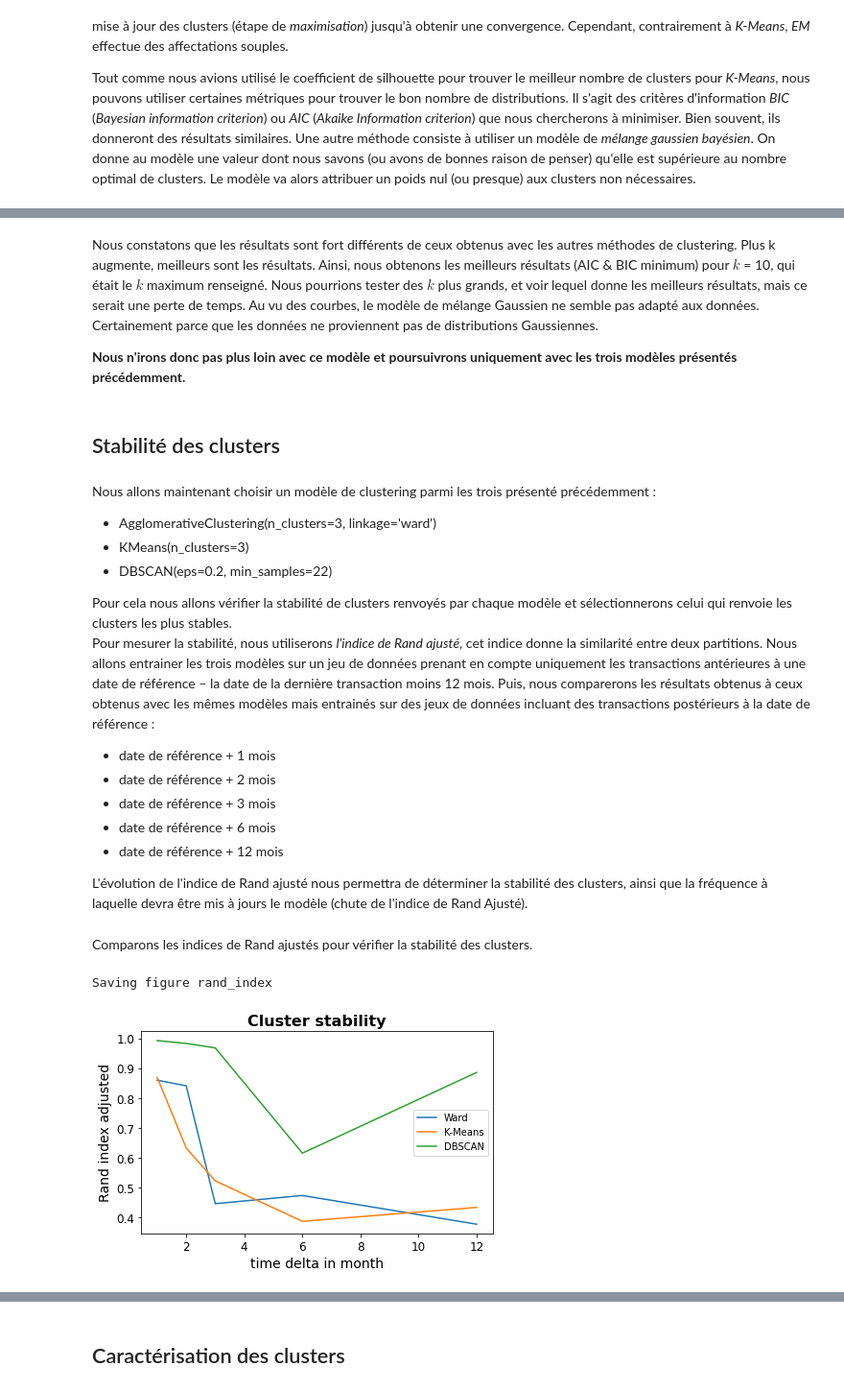
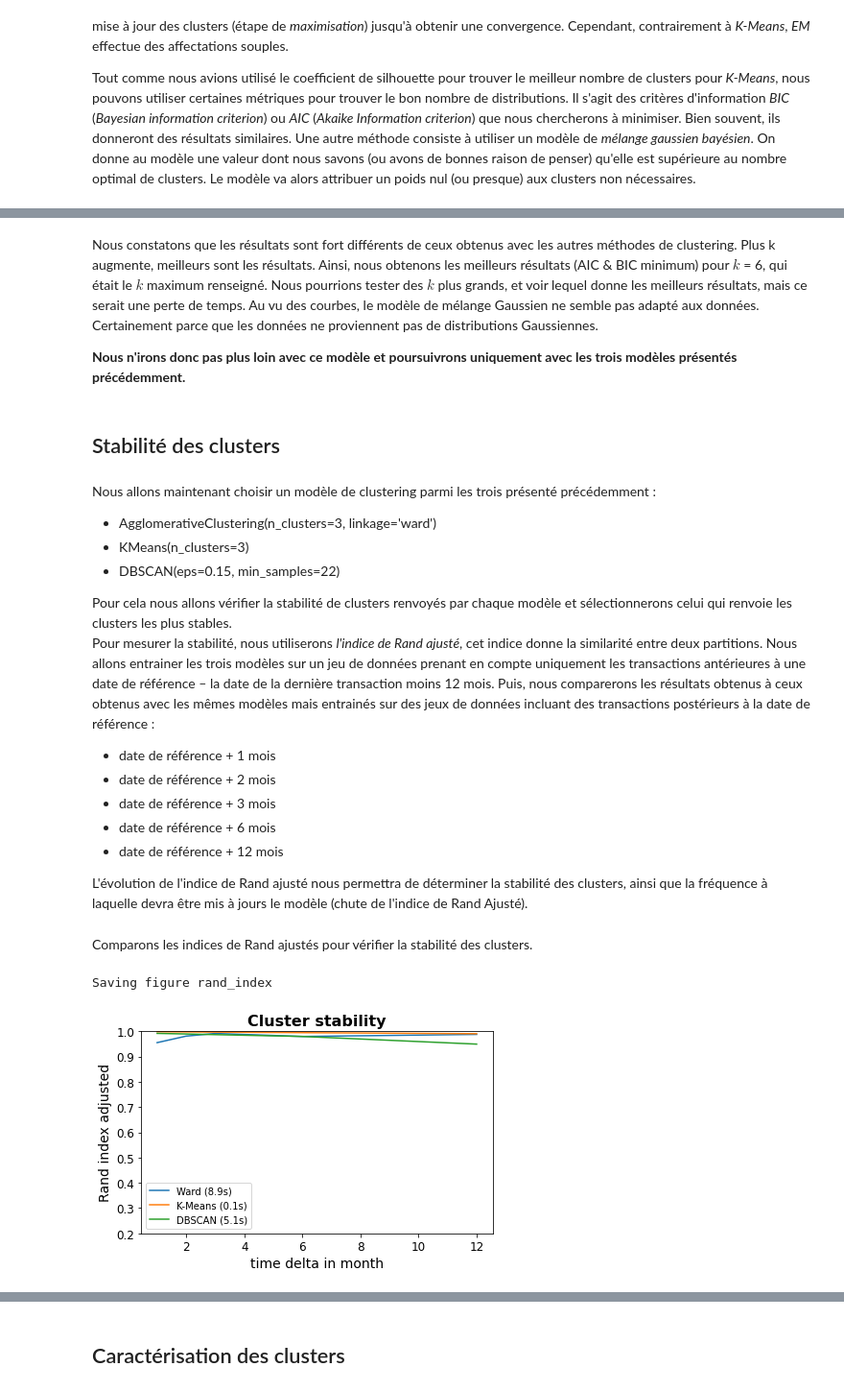
Before and after one commit to Pierre-Eloi/OC_DS_Project5, a Jupyter notebook: Project5_Data_Clustering.ipynb, the cells around one changed output, grey strips where cells are left out. Shown at 96% size. Saved outputs shown, nothing was run; the diff lists cells and outputs as text; code cells hidden in the pictures.

Commit message:
updated clustering notebooks

```diff
--- a/Project5_Data_Clustering.ipynb
+++ b/Project5_Data_Clustering.ipynb
@@ -368,7 +358,7 @@ Nous observons très nettement le coude qui se trouve à une distance de 0,2 env
 # %%
 from sklearn.cluster import DBSCAN
 
-dbscan = DBSCAN(eps=0.2, min_samples=22)
+dbscan = DBSCAN(eps=0.15, min_samples=22)
 dbscan.fit(X_scaled)
 np.unique(dbscan.labels_)
 # %% [output]
@@ -412,5 +402,5 @@ Saving figure aic&bic_vs_k
 # %% [markdown]
-Nous constatons que les résultats sont fort différents de ceux obtenus avec les autres méthodes de clustering. Plus k augmente, meilleurs sont les résultats. Ainsi, nous obtenons les meilleurs résultats (AIC & BIC minimum) pour $k$ = 10, qui était le $k$ maximum renseigné. Nous pourrions tester des $k$ plus grands, et voir lequel donne les meilleurs résultats, mais ce serait une perte de temps. Au vu des courbes, le modèle de mélange Gaussien ne semble pas adapté aux données. Certainement parce que les données ne proviennent pas de distributions Gaussiennes.
+Nous constatons que les résultats sont fort différents de ceux obtenus avec les autres méthodes de clustering. Plus k augmente, meilleurs sont les résultats. Ainsi, nous obtenons les meilleurs résultats (AIC & BIC minimum) pour $k$ = 6, qui était le $k$ maximum renseigné. Nous pourrions tester des $k$ plus grands, et voir lequel donne les meilleurs résultats, mais ce serait une perte de temps. Au vu des courbes, le modèle de mélange Gaussien ne semble pas adapté aux données. Certainement parce que les données ne proviennent pas de distributions Gaussiennes.
 
 **Nous n'irons donc pas plus loin avec ce modèle et poursuivrons uniquement avec les trois modèles présentés précédemment.**
 # %% [markdown]
@@ -419,7 +409,7 @@ Nous constatons que les résultats sont fort différents de ceux obtenus avec le
 Nous allons maintenant choisir un modèle de clustering parmi les trois présenté précédemment :
 - AgglomerativeClustering(n_clusters=3, linkage='ward')
 - KMeans(n_clusters=3)
-- DBSCAN(eps=0.2, min_samples=22)
+- DBSCAN(eps=0.15, min_samples=22)
 
 Pour cela nous allons vérifier la stabilité de clusters renvoyés par chaque modèle et sélectionnerons celui qui renvoie les clusters les plus stables.
 Pour mesurer la stabilité, nous utiliserons *l'indice de Rand ajusté*, cet indice donne la similarité entre deux partitions. Nous allons entrainer les trois modèles sur un jeu de données prenant en compte uniquement les transactions antérieures à une date de référence &ndash; la date de la dernière transaction moins 12 mois. Puis, nous comparerons les résultats obtenus à ceux obtenus avec les mêmes modèles mais entrainés sur des jeux de données incluant des transactions postérieurs à la date de référence :
@@ -452,7 +442,7 @@ def clustering_algorithms(X):
                                    linkage='ward',
                                    connectivity=connectivity)
     kmeans = KMeans(n_clusters=3, random_state=42)
-    dbscan = DBSCAN(eps=0.2, min_samples=22)
+    dbscan = DBSCAN(eps=0.15, min_samples=22)
 
     return (ward, kmeans, dbscan)
 # %%
@@ -465,63 +455,66 @@ dates_delta = [ref_date + np.timedelta64(m, 'M')
 
 # Get data for the reference date
 df_ref = wrangling_pipeline(data, ref_date=ref_date, m_mean=True,
-                        score=False, binning=False)
+                            score=False, binning=False)
 idx = df_ref.index
 # Scale data with the MinMaxScaler
 scaler = MinMaxScaler()
 df_ref.loc[:, :] = scaler.fit_transform(df_ref.values)
-# Weight the RFM features
-rfm_feat = ["Recency", "Frequency", "Monetary_value"]
-n = df_ref.columns.size
-weight = (n-3) / 3
-df_ref.loc[:, rfm_feat] *= weight
 X_ref = df_ref.values
 
 
 # Get data for each date plus time delta
-df_per_date=[]
-for date in dates_delta:
-    df = wrangling_pipeline(data, ref_date=date, m_mean=True)
-    df.loc[:, :] = scaler.fit_transform(df.values)
-    df.loc[:, rfm_feat] *= weight
-    df_per_date.append(df)
+df_per_date = [wrangling_pipeline(data, ref_date=date, m_mean=True)
+               for date in dates_delta]
 idx_per_date = [df.index.isin(idx)
                 for df in df_per_date]
-X_per_date = [df.values for df in df_per_date]
+X_per_date = [scaler.fit_transform(df.values)
+              for df in df_per_date]
 # %% [markdown]
 Comparons les indices de Rand ajustés pour vérifier la stabilité des clusters.
 # %%
 from sklearn.metrics import adjusted_rand_score
 
 # Train the reference models
+times = []
+t0 = time.time()
 models_ref = clustering_algorithms(X_ref)
+t_connec = time.time() - t0
 for models in models_ref:
+    t0 = time.time()
     models.fit(X_ref)
+    t1 = time.time()
+    times.append(t1 - t0)
+# Include the time to build the connectivity matrix
+times[0] += t_connec
+# Get the labels for each model
 labels_ref = [model.labels_ for model in models_ref]
 
 # Initialize the Rand score array
 n = len(dates_delta)
 p = len(models_ref)
 rand_scores = np.empty((n, p))
 
 # Compute the rand index adjusted
 for i, X in enumerate(X_per_date):
     models = clustering_algorithms(X)
     for j, model in enumerate(models):
         model.fit(X)
         labels = model.labels_[idx_per_date[i]]
         rand_scores[i, j] = adjusted_rand_score(labels, labels_ref[j])
 
 # Plot the results
 for k, name in enumerate(["Ward", "K-Means", "DBSCAN"]):
-    plt.plot([1, 2, 3, 6, 12], rand_scores[:, k], label=name)
+    plt.plot([1, 2, 3, 6, 12], rand_scores[:, k],
+             label=name + " ({:.1f}s)".format(times[k]))
 plt.xlabel("time delta in month")
 plt.ylabel("Rand index adjusted")
+plt.ylim(.2, 1)
 plt.legend()
 plt.title("Cluster stability")
 save_fig("rand_index")
 plt.show()
 # %% [output]
 Saving figure rand_index
-[figure, old version]
+[figure, new version]
 # %% [markdown]
```
Also changed, not shown: parts of 25 cells of this notebook, 1 other file.
